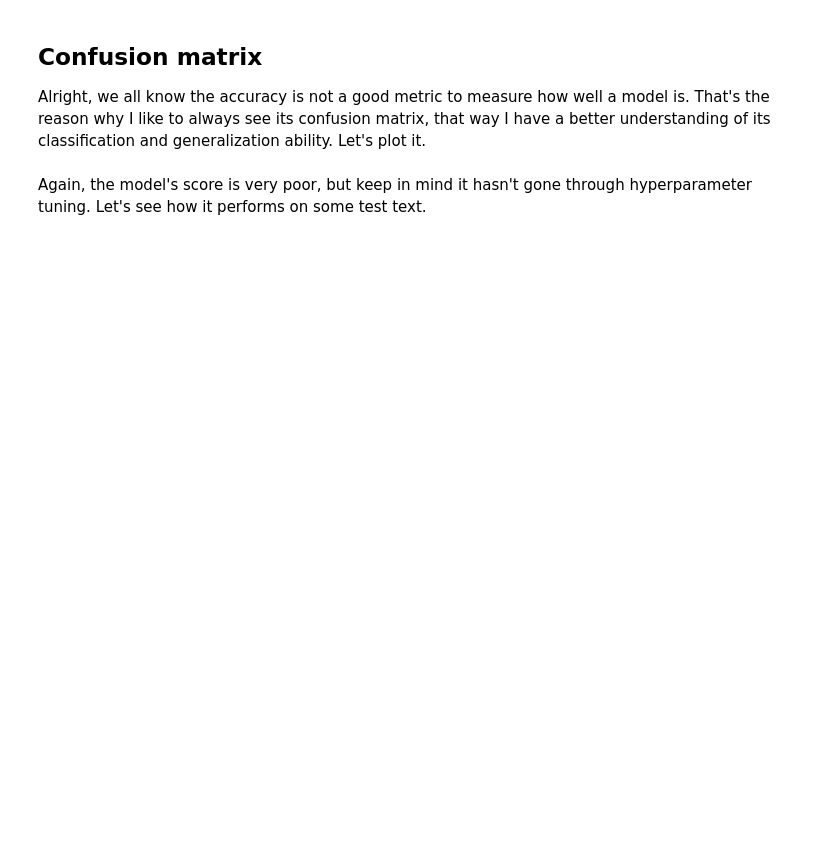
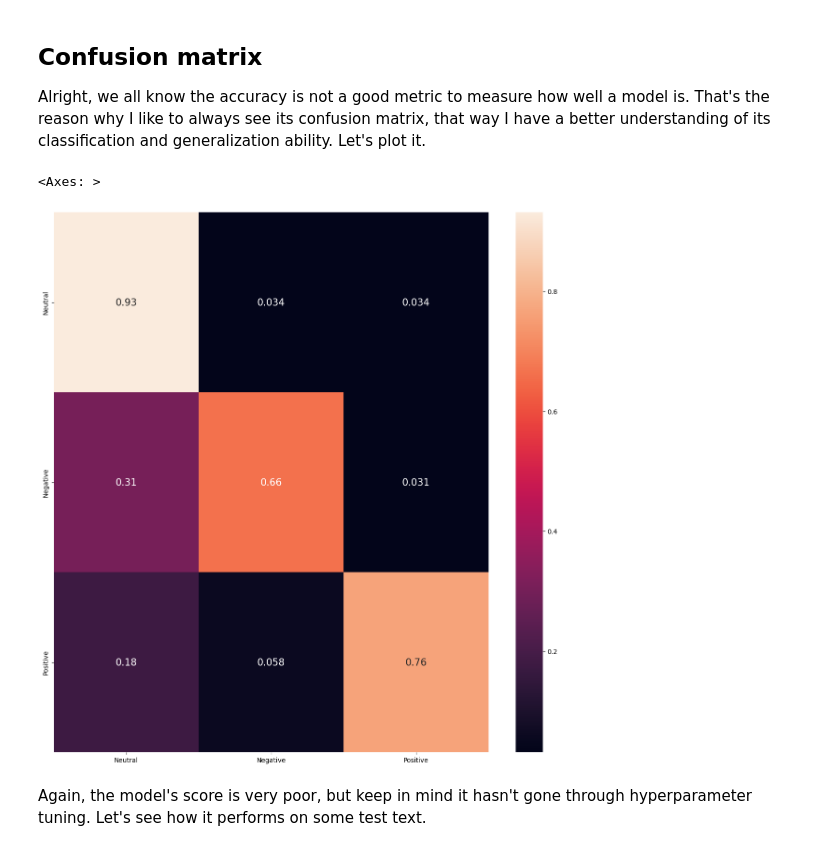
Before and after one commit to transerena01/serenaTweetsSentimentAnalysis, a Jupyter notebook: TweetsSentimentPredictions.ipynb, the cells around one changed output. Cells and saved outputs as stored; diff of their text form; code cells hidden in the pictures; blank space fills up the shorter version.

```diff
--- a/TweetsSentimentPredictions.ipynb
+++ b/TweetsSentimentPredictions.ipynb
@@ -358,5 +406,5 @@ Let's move on.
 (Before final commit, the best model obtained was the BidRNN)
 # %%
 #Let's load the best model obtained during training
-best_model = keras.models.load_model("best_model2.hdf5")
+best_model = keras.models.load_model("best_model2.keras")
 # %%
@@ -373,11 +431,20 @@ from sklearn.metrics import confusion_matrix
 matrix = confusion_matrix(y_test.argmax(axis=1), np.around(predictions, decimals=0).argmax(axis=1))
 # %%
 import seaborn as sns
-conf_matrix = pd.DataFrame(matrix, index = ['Neutral','Negative','Positive'],columns = ['Neutral','Negative','Positive'])
-#Normalizing
-conf_matrix = conf_matrix.astype('float') / conf_matrix.sum(axis=1)[:, np.newaxis]
-plt.figure(figsize = (15,15))
+
+conf_matrix = pd.DataFrame(
+    matrix,
+    index=['Neutral','Negative','Positive'],
+    columns=['Neutral','Negative','Positive']
+)
+
+conf_matrix = conf_matrix.astype('float').div(conf_matrix.sum(axis=1), axis=0)
+
+plt.figure(figsize=(15,15))
 sns.heatmap(conf_matrix, annot=True, annot_kws={"size": 15})
+# %% [output]
+<Axes: >
+[figure, added]
 # %% [markdown]
 Again, the model's score is very poor, but keep in mind it hasn't gone through hyperparameter tuning. Let's see how it performs on some test text.
 # %%
```
Also changed, not shown: parts of 13 cells of this notebook.
